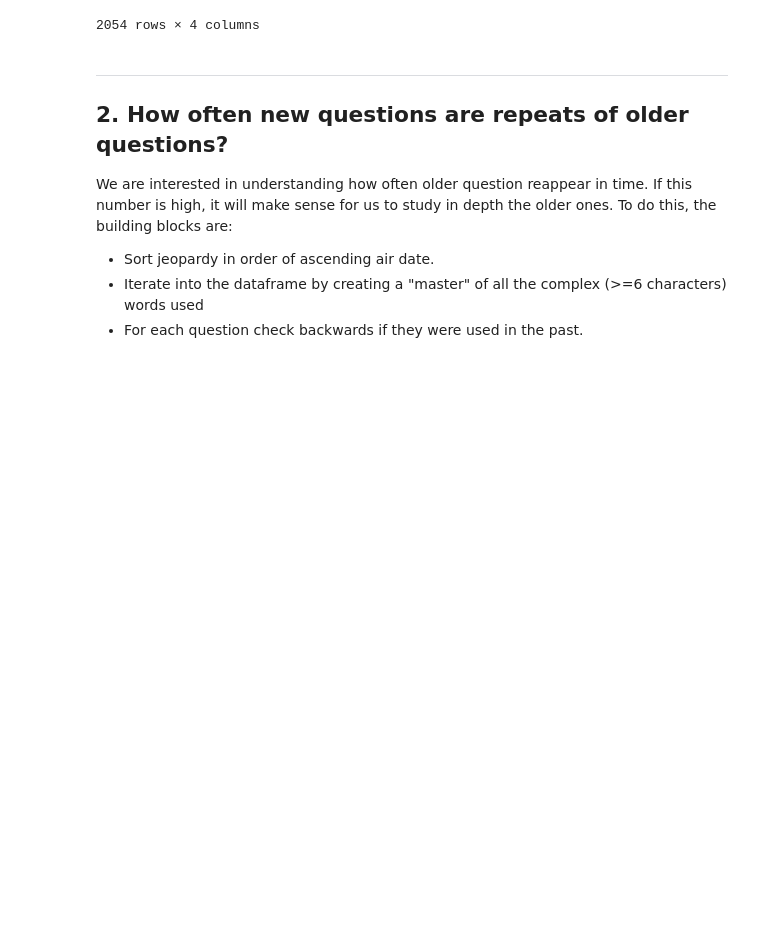
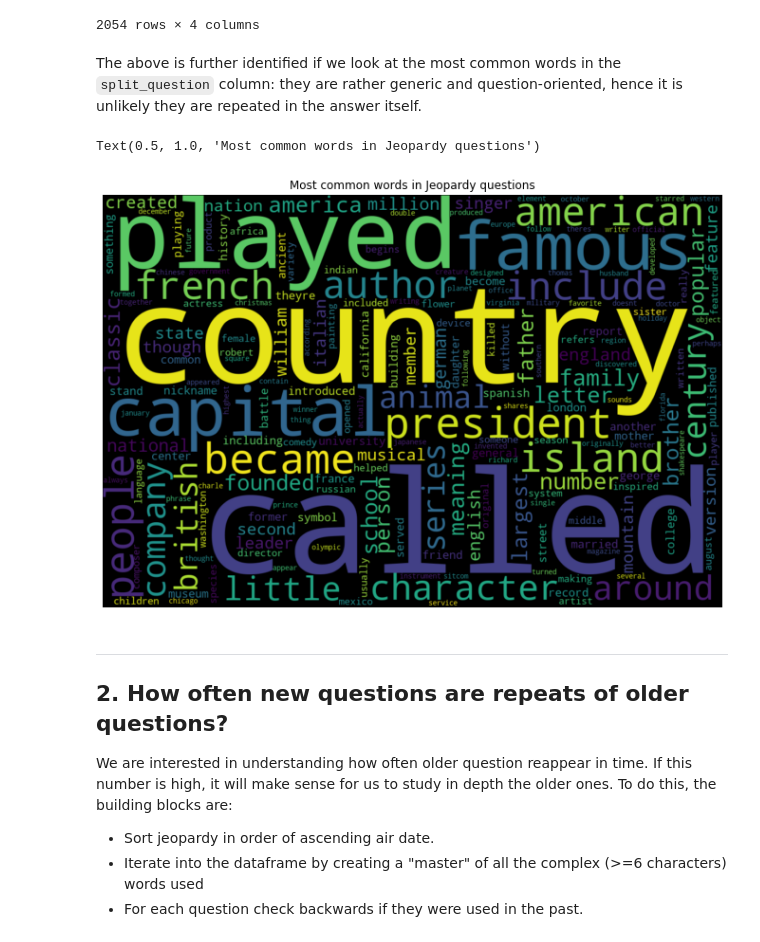
Before and after one commit to nlong-ds/dataquest, a Jupyter notebook: data-analyst-path/winning_jeopardy/winning_jeopardy.ipynb, the cells around one changed output. Cells and saved outputs as stored; diff of their text form; code cells hidden in the pictures; blank space fills up the shorter version.

Commit message:
update jeopardy with wordcloud

```diff
--- a/data-analyst-path/winning_jeopardy/winning_jeopardy.ipynb
+++ b/data-analyst-path/winning_jeopardy/winning_jeopardy.ipynb
@@ -241,6 +241,28 @@ j[j["answer_in_question"] >= 0.6].loc[:,["category","split_question","split_answ
 | 216753 | IT'S A MONARCHY | [bhutan, benin, botswana] | [bhutan] | 1.0 |
 | 216759 | IT'S A MONARCHY | [fiji, samoa, kiribati] | [samoa] | 1.0 |
 2054 rows × 4 columns
+# %% [markdown]
+The above is further identified if we look at the most common words in the `split_question` column: they are rather generic and question-oriented, hence it is unlikely they are repeated in the answer itself.
+# %%
+from wordcloud import WordCloud
+
+all_words = []
+for row in j["split_question"]:
+    for word in row:
+        if len(word) >= 6:
+            all_words.append(word)
+    #all_words.append(w)
+concatenated_words = ' '.join(all_words)
+
+wc = WordCloud(width = 1200, height = 800, stopwords = stop_words).generate(concatenated_words)
+
+plt.figure(figsize = (12,8))
+plt.imshow(wc, interpolation='bilinear')
+plt.axis("off")
+plt.title('Most common words in Jeopardy questions')
+# %% [output]
+Text(0.5, 1.0, 'Most common words in Jeopardy questions')
+[figure, added]
 # %% [markdown]
 ---
 ## **2. How often new questions are repeats of older questions?**
```
Also changed, not shown: parts of 4 cells of this notebook, 1 other file.
